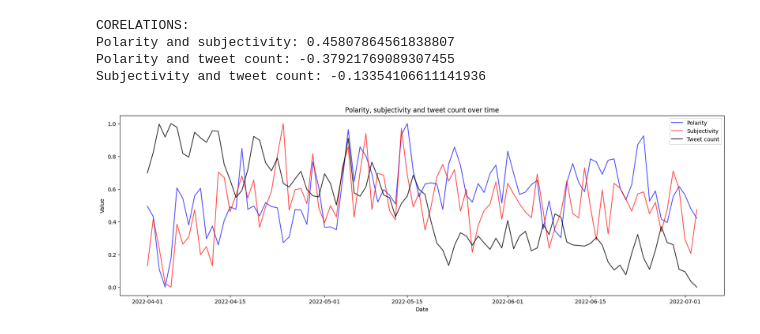
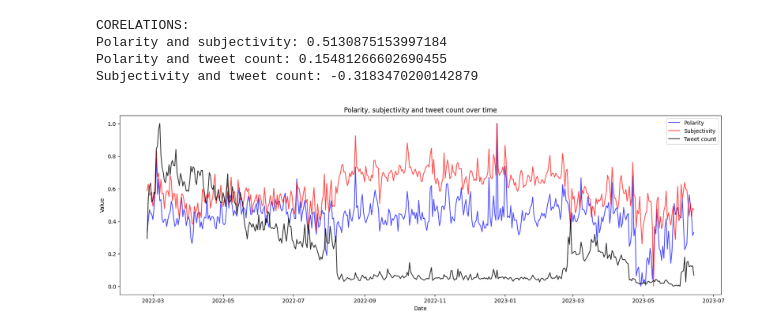
Before and after one commit to TymekMor/NLP_sentiment_analysis, a Jupyter notebook: Plots.ipynb, the cells around one changed output. Drawn from its saved outputs; the diff is of its cells as text; code cells hidden in the pictures.

Commit message:
Textblob analysis for all data

```diff
--- a/Plots.ipynb
+++ b/Plots.ipynb
@@ -12,3 +9,5 @@ file_to_load2 = "./TB_processed_data/processed_data_without_neutral_values_19-08
+# %%
+file_to_load = "./drive/MyDrive/Sentimental_Analysis/processed_data(textblob)_noneutral_alldata.parquet"
 # %%
 df = pd.read_parquet(file_to_load)
 df
@@ -29,6 +77,2 @@ df
 # %%
-last_day = df['extractedts'].max().date()
+df["extractedts"] = df["extractedts"].dt.date
-# %%
-#remove last day of tweets, because it is might be incomplete atm
-print("Last day is: ", last_day)
-df = df[df['extractedts'].dt.date != last_day]
@@ -99,36 +108,36 @@ plt.legend()
 # %%
 #create new dataframe with polarity and subjectivity and count of tweets per day
-df_sampled = df_sampled.groupby("extractedts").agg({"polarity": "mean", "subjectivity": "mean", "extractedts": "count"})
-df_sampled.rename(columns={"extractedts": "count"}, inplace=True)
-df_sampled.reset_index(inplace=True)
+df2 = df.groupby("extractedts").agg({"polarity": "mean", "subjectivity": "mean", "extractedts": "count"})
+df2.rename(columns={"extractedts": "count"}, inplace=True)
+df2.reset_index(inplace=True)
 
 #normalize all values to range 0-1
-df_sampled["polarity"] = (df_sampled["polarity"] - df_sampled["polarity"].min()) / (df_sampled["polarity"].max() - df_sampled["polarity"].min())
-df_sampled["subjectivity"] = (df_sampled["subjectivity"] - df_sampled["subjectivity"].min()) / (df_sampled["subjectivity"].max() - df_sampled["subjectivity"].min())
-df_sampled["count"] = (df_sampled["count"] - df_sampled["count"].min()) / (df_sampled["count"].max() - df_sampled["count"].min())
+df2["polarity"] = (df2["polarity"] - df2["polarity"].min()) / (df2["polarity"].max() - df2["polarity"].min())
+df2["subjectivity"] = (df2["subjectivity"] - df2["subjectivity"].min()) / (df2["subjectivity"].max() - df2["subjectivity"].min())
+df2["count"] = (df2["count"] - df2["count"].min()) / (df2["count"].max() - df2["count"].min())
 
 # Create a figure with a white background and no grid lines
 plt.figure(figsize=(20, 6), facecolor='white')
 
 # Plot the lines with reduced opacity and lighter colors
-sns.lineplot(x="extractedts", y="polarity", data=df_sampled, c="blue", label="Polarity", alpha=0.7)
-sns.lineplot(x="extractedts", y="subjectivity", data=df_sampled, c="red", label="Subjectivity", alpha=0.7)
-sns.lineplot(x="extractedts", y="count", data=df_sampled, c="black", label="Tweet count", alpha=0.8)
+sns.lineplot(x="extractedts", y="polarity", data=df2, c="blue", label="Polarity", alpha=0.7)
+sns.lineplot(x="extractedts", y="subjectivity", data=df2, c="red", label="Subjectivity", alpha=0.7)
+sns.lineplot(x="extractedts", y="count", data=df2, c="black", label="Tweet count", alpha=0.8)
 
 # Add a title, labels, and legend
 plt.title("Polarity, subjectivity and tweet count over time")
 plt.ylabel("Value")
 plt.xlabel("Date")
 plt.legend()
 
 #calculate the correlation between all 3 pairs
 print("CORELATIONS:")
-print("Polarity and subjectivity:", df_sampled["polarity"].corr(df_sampled["subjectivity"]))
-print("Polarity and tweet count:", df_sampled["polarity"].corr(df_sampled["count"]))
-print("Subjectivity and tweet count:", df_sampled["subjectivity"].corr(df_sampled["count"]))
+print("Polarity and subjectivity:", df2["polarity"].corr(df2["subjectivity"]))
+print("Polarity and tweet count:", df2["polarity"].corr(df2["count"]))
+print("Subjectivity and tweet count:", df2["subjectivity"].corr(df2["count"]))
 # %% [output]
 CORELATIONS:
-Polarity and subjectivity: 0.45807864561838807
-Polarity and tweet count: -0.37921769089307455
-Subjectivity and tweet count: -0.13354106611141936
+Polarity and subjectivity: 0.5130875153997184
+Polarity and tweet count: 0.15481266602690455
+Subjectivity and tweet count: -0.3183470200142879
-[figure, old version]
+[figure, new version]
```
Also changed, not shown: parts of 19 cells of this notebook, 3 other files.
